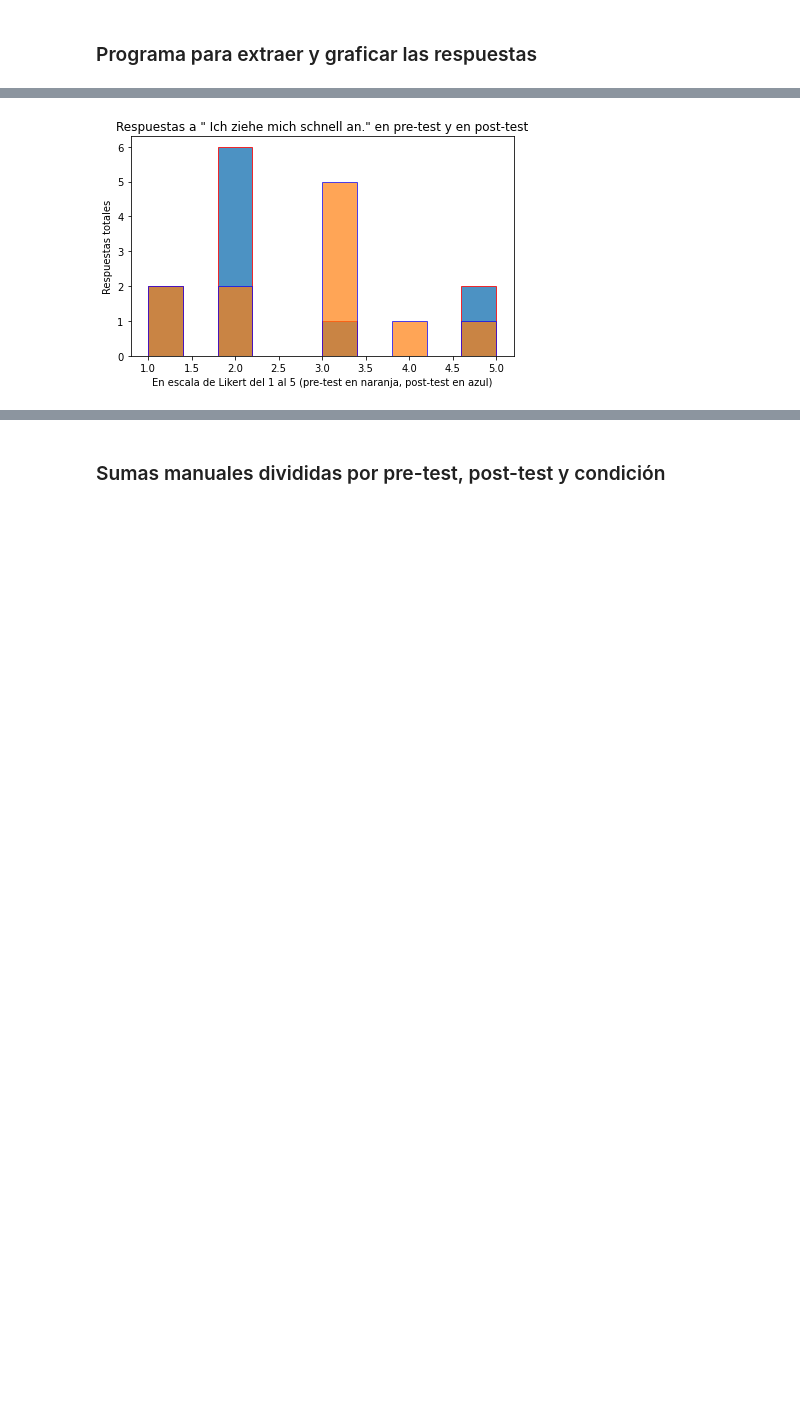
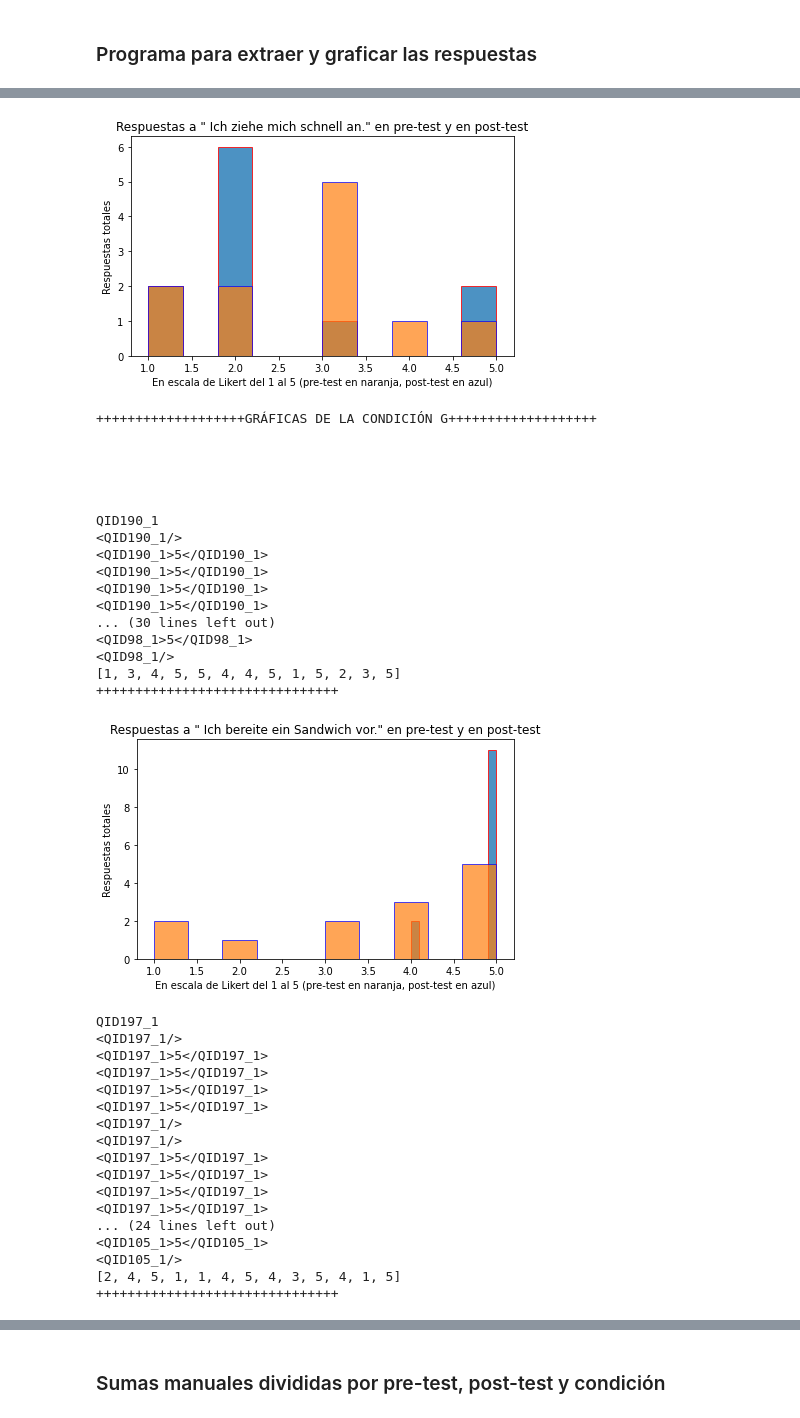
Before and after one commit to freakluis/Proyecto_de_invest, a Jupyter notebook: procesamientoDatosExpGestualidad.ipynb, the cells around one changed output, grey strips where cells are left out. Cells and saved outputs as stored; diff of their text form; code cells hidden in the pictures; blank space fills up the shorter version.

```diff
--- a/procesamientoDatosExpGestualidad.ipynb
+++ b/procesamientoDatosExpGestualidad.ipynb
@@ -72,7 +72,7 @@ def tellsConditionsApart():
     # print ('Participantes en condicion SG:', condicionSG)
     return condicionG, condicionSG
 
-condicionG, condicionSG = tellsConditionsAppart()
+condicionG, condicionSG = tellsConditionsApart()
 
 print ('CondicionG: ', len(condicionG))
 print ('CondicionSG: ', len(condicionSG))
@@ -151,5 +151,8 @@ def extraeYGraficaRespuestas (etiquetas, condicion):
         plt.tight_layout()
         plt.show()
 
+print ('+++++++++++++++++++GRÁFICAS DE LA CONDICIÓN SG+++++++++++++++++++', '\n'*5)
 resultados = extraeYGraficaRespuestas (etiquetasPosttestDeInteres, condicionSG)
+print ('+++++++++++++++++++GRÁFICAS DE LA CONDICIÓN G+++++++++++++++++++', '\n'*5)
+resultados2 = extraeYGraficaRespuestas (etiquetasPosttestDeInteres, condicionG)
 # %% [output]
@@ -180,30 +183,65 @@ QID197_1
 <QID197_1>3</QID197_1>
 <QID197_1>4</QID197_1>
 <QID197_1>3</QID197_1>
 <QID197_1>5</QID197_1>
 <QID197_1>1</QID197_1>
 <QID197_1>5</QID197_1>
 ... (12 lines left out)
 <QID105_1>3</QID105_1>
 <QID105_1>2</QID105_1>
 [5, 3, 3, 3, 4, 5, 4, 4, 2, 3, 2]
 +++++++++++++++++++++++++++++++
 [figure]
 QID199_15
 <QID199_15>2</QID199_15>
 <QID199_15>5</QID199_15>
 <QID199_15>2</QID199_15>
 <QID199_15>5</QID199_15>
 <QID199_15>1</QID199_15>
 <QID199_15>2</QID199_15>
 <QID199_15>3</QID199_15>
 <QID199_15>2</QID199_15>
 <QID199_15>1</QID199_15>
 <QID199_15>2</QID199_15>
 <QID199_15>2</QID199_15>
 ... (12 lines left out)
 <QID107_15>2</QID107_15>
 <QID107_15>2</QID107_15>
 [4, 5, 1, 3, 1, 3, 3, 3, 3, 2, 2]
 +++++++++++++++++++++++++++++++
 [figure]
++++++++++++++++++++GRÁFICAS DE LA CONDICIÓN G+++++++++++++++++++
+
+
+
+
+
+QID190_1
+<QID190_1/>
+<QID190_1>5</QID190_1>
+<QID190_1>5</QID190_1>
+<QID190_1>5</QID190_1>
+<QID190_1>5</QID190_1>
+... (30 lines left out)
+<QID98_1>5</QID98_1>
+<QID98_1/>
+[1, 3, 4, 5, 5, 4, 4, 5, 1, 5, 2, 3, 5]
++++++++++++++++++++++++++++++++
+[figure, added]
+QID197_1
+<QID197_1/>
+<QID197_1>5</QID197_1>
+<QID197_1>5</QID197_1>
+<QID197_1>5</QID197_1>
+<QID197_1>5</QID197_1>
+<QID197_1/>
+<QID197_1/>
+<QID197_1>5</QID197_1>
+<QID197_1>5</QID197_1>
+<QID197_1>5</QID197_1>
+<QID197_1>5</QID197_1>
+... (24 lines left out)
+<QID105_1>5</QID105_1>
+<QID105_1/>
+[2, 4, 5, 1, 1, 4, 5, 4, 3, 5, 4, 1, 5]
++++++++++++++++++++++++++++++++
```
Also changed, not shown: parts of 2 cells of this notebook.
